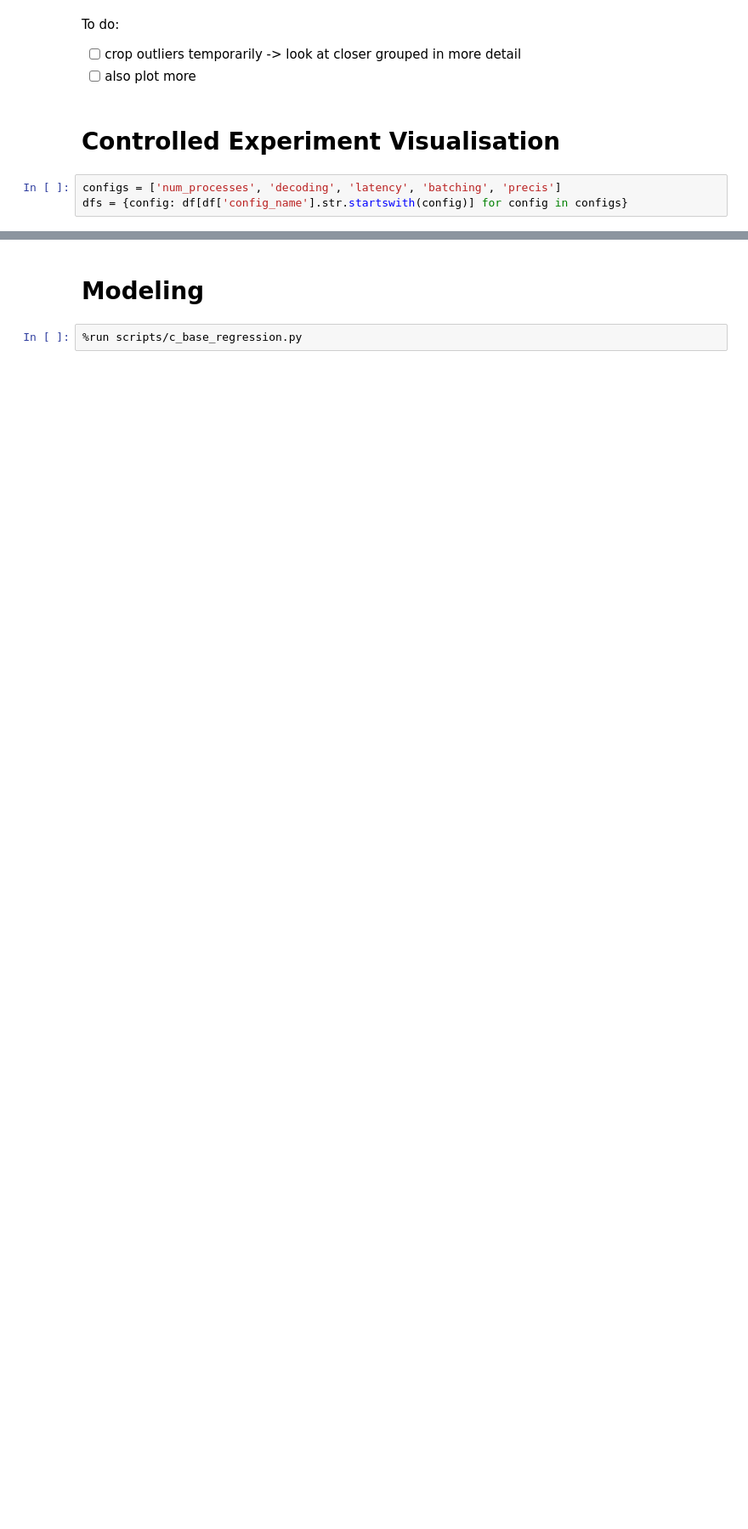
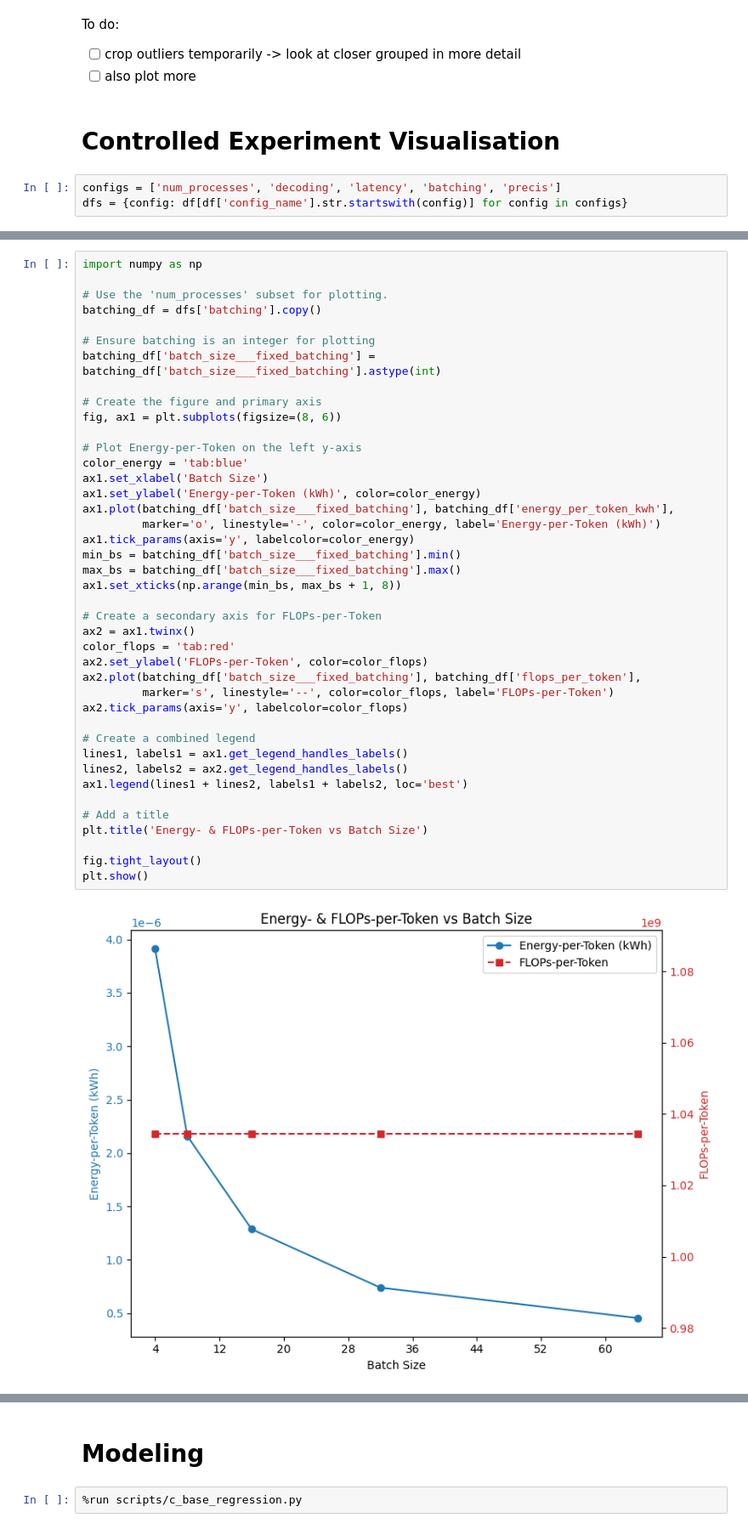
Before and after one commit to henrycgbaker/thesis_analysis, a Jupyter notebook: analysis_controlled_exp.ipynb, the cells around one changed output, grey strips where cells are left out. Shown at 85% size. Cells and saved outputs as stored; diff of their text form; blank space fills up the shorter version.

```diff
--- a/analysis_controlled_exp.ipynb
+++ b/analysis_controlled_exp.ipynb
@@ -182,3 +139,46 @@ plt.show()
+# %%
+import numpy as np
+
+# Use the 'num_processes' subset for plotting.
+batching_df = dfs['batching'].copy()
+
+# Ensure batching is an integer for plotting
+batching_df['batch_size___fixed_batching'] = batching_df['batch_size___fixed_batching'].astype(int)
+
+# Create the figure and primary axis
+fig, ax1 = plt.subplots(figsize=(8, 6))
+
+# Plot Energy-per-Token on the left y-axis
+color_energy = 'tab:blue'
+ax1.set_xlabel('Batch Size')
+ax1.set_ylabel('Energy-per-Token (kWh)', color=color_energy)
+ax1.plot(batching_df['batch_size___fixed_batching'], batching_df['energy_per_token_kwh'],
+         marker='o', linestyle='-', color=color_energy, label='Energy-per-Token (kWh)')
+ax1.tick_params(axis='y', labelcolor=color_energy)
+min_bs = batching_df['batch_size___fixed_batching'].min()
+max_bs = batching_df['batch_size___fixed_batching'].max()
+ax1.set_xticks(np.arange(min_bs, max_bs + 1, 8))
+
+# Create a secondary axis for FLOPs-per-Token
+ax2 = ax1.twinx()
+color_flops = 'tab:red'
+ax2.set_ylabel('FLOPs-per-Token', color=color_flops)
+ax2.plot(batching_df['batch_size___fixed_batching'], batching_df['flops_per_token'],
+         marker='s', linestyle='--', color=color_flops, label='FLOPs-per-Token')
+ax2.tick_params(axis='y', labelcolor=color_flops)
+
+# Create a combined legend
+lines1, labels1 = ax1.get_legend_handles_labels()
+lines2, labels2 = ax2.get_legend_handles_labels()
+ax1.legend(lines1 + lines2, labels1 + labels2, loc='best')
+
+# Add a title
+plt.title('Energy- & FLOPs-per-Token vs Batch Size')
+
+fig.tight_layout()
+plt.show()
+# %% [output]
+[figure, added]
 # %%
 import matplotlib.pyplot as plt
 import pandas as pd
```
Also changed, not shown: parts of 15 cells of this notebook, 6 other files.
